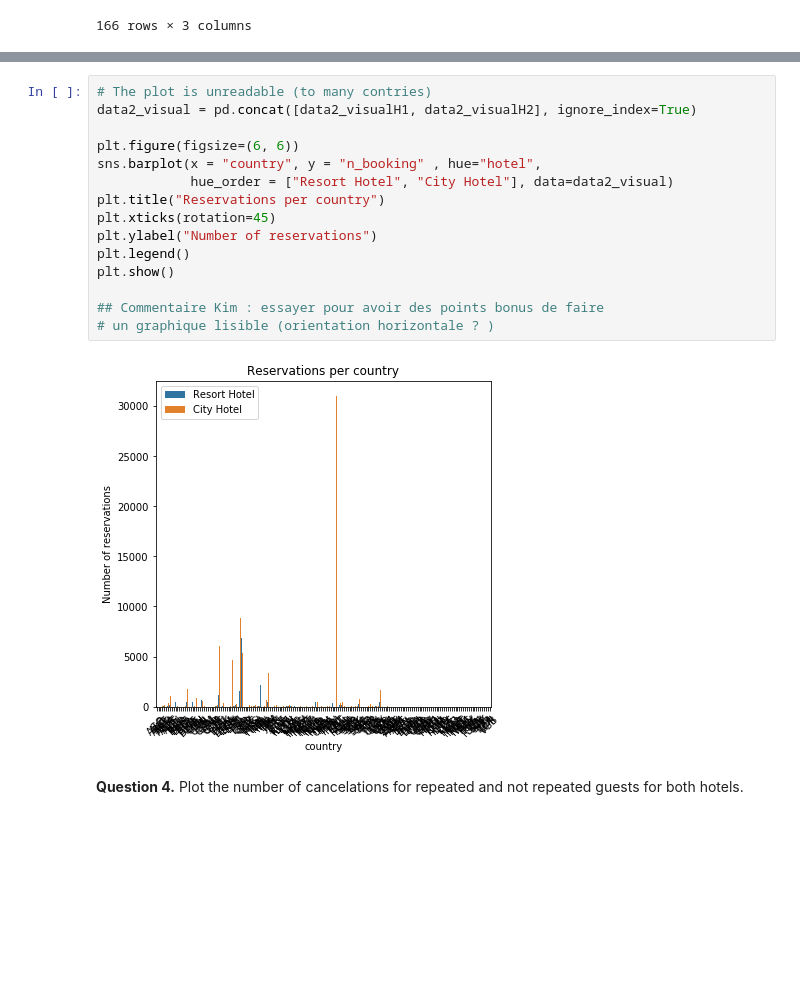
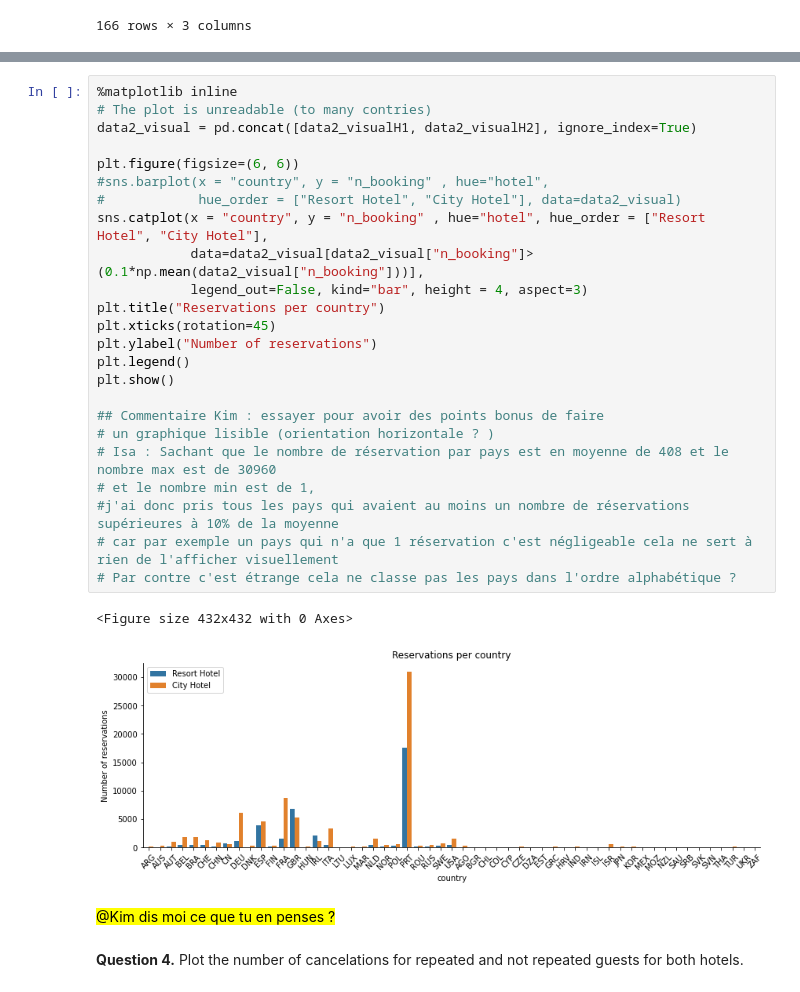
Before and after one commit to ARKEnsae/DM_ML_3A, a Jupyter notebook: TP2/TP2_KA_IB.ipynb, the cells around one changed output, grey strips where cells are left out. Saved outputs shown, nothing was run; the diff lists cells and outputs as text; blank space fills up the shorter version.

Commit message:
Correction Graph Country et filtre variables
Correction Graph Country et filtre variables explicatives sélectionnées à partir de la visualisation des graphiques (test en cours)

```diff
--- a/TP2/TP2_KA_IB.ipynb
+++ b/TP2/TP2_KA_IB.ipynb
@@ -324,20 +332,32 @@ data2_visualH2.sort_values(by=['n_booking'], ascending=False)
 # %%
+%matplotlib inline
 # The plot is unreadable (to many contries)
 data2_visual = pd.concat([data2_visualH1, data2_visualH2], ignore_index=True)
 
 plt.figure(figsize=(6, 6))
-sns.barplot(x = "country", y = "n_booking" , hue="hotel",
-            hue_order = ["Resort Hotel", "City Hotel"], data=data2_visual)
+#sns.barplot(x = "country", y = "n_booking" , hue="hotel",
+#            hue_order = ["Resort Hotel", "City Hotel"], data=data2_visual)
+sns.catplot(x = "country", y = "n_booking" , hue="hotel", hue_order = ["Resort Hotel", "City Hotel"],
+            data=data2_visual[data2_visual["n_booking"]>(0.1*np.mean(data2_visual["n_booking"]))],
+            legend_out=False, kind="bar", height = 4, aspect=3)
 plt.title("Reservations per country")
 plt.xticks(rotation=45)
 plt.ylabel("Number of reservations")
 plt.legend()
 plt.show()
 
 ## Commentaire Kim : essayer pour avoir des points bonus de faire
 # un graphique lisible (orientation horizontale ? )
+# Isa : Sachant que le nombre de réservation par pays est en moyenne de 408 et le nombre max est de 30960
+# et le nombre min est de 1,
+#j'ai donc pris tous les pays qui avaient au moins un nombre de réservations supérieures à 10% de la moyenne
+# car par exemple un pays qui n'a que 1 réservation c'est négligeable cela ne sert à rien de l'afficher visuellement
+# Par contre c'est étrange cela ne classe pas les pays dans l'ordre alphabétique ?
 # %% [output]
+<Figure size 432x432 with 0 Axes>
-[figure, old version]
+[figure, new version]
+# %% [markdown]
+<mark>@Kim dis moi ce que tu en penses ? <mark>
 # %% [markdown]
 **Question 4.** Plot the number of cancelations for repeated and not repeated guests for both hotels.
 # %% [markdown]
```
Also changed, not shown: parts of 13 cells of this notebook.
